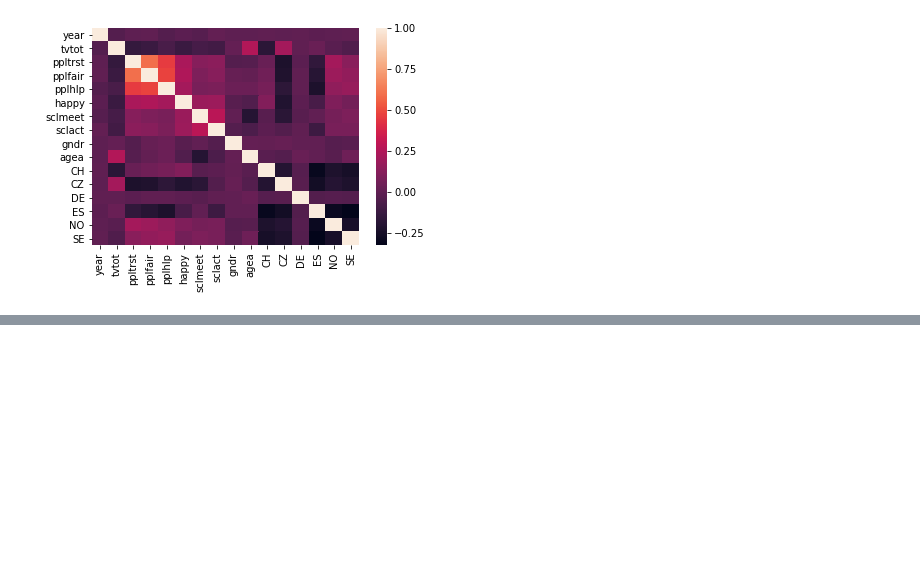
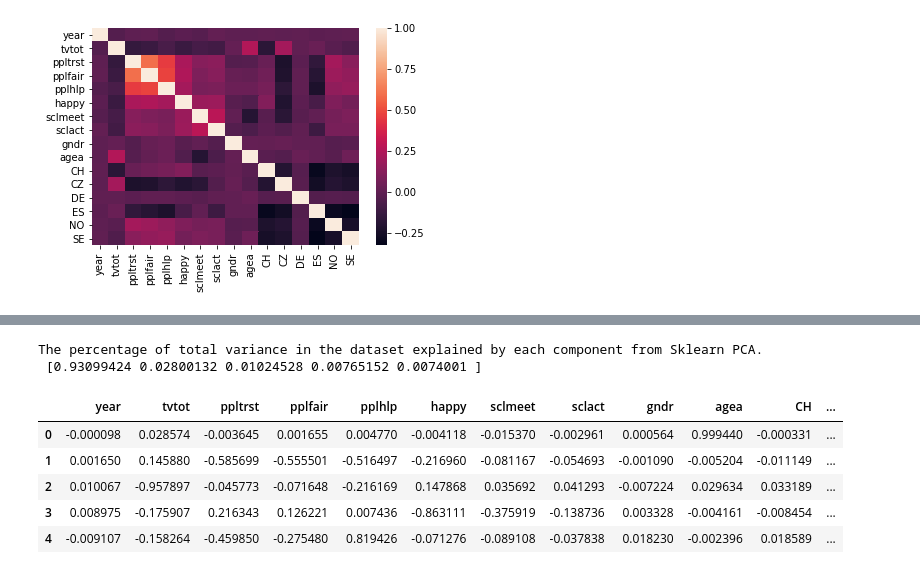
Before and after one commit to cobrobrown/thinkful_course, a Jupyter notebook: unit_3_deeper_into_supervised_learning/3.5.3_guided_example_and_challenge/3.5.3_guided_example_and_challenge.ipynb, the cells around one changed output, grey strips where cells are left out. Saved outputs shown, nothing was run; the diff lists cells and outputs as text; code cells hidden in the pictures; blank space fills up the shorter version.

```diff
--- a/unit_3_deeper_into_supervised_learning/3.5.3_guided_example_and_challenge/3.5.3_guided_example_and_challenge.ipynb
+++ b/unit_3_deeper_into_supervised_learning/3.5.3_guided_example_and_challenge/3.5.3_guided_example_and_challenge.ipynb
@@ -171,0 +204,20 @@ sns.heatmap(X_corr);
+# %%
+# PCA
+pca = PCA(n_components=5)
+X_pca = pca.fit_transform(X)
+
+print(
+    'The percentage of total variance in the dataset explained by each',
+    'component from Sklearn PCA.\n',
+    pca.explained_variance_ratio_
+)
+display(pd.DataFrame(pca.components_,columns=X.columns))
+# %% [output]
+The percentage of total variance in the dataset explained by each component from Sklearn PCA.
+ [0.93099424 0.02800132 0.01024528 0.00765152 0.0074001 ]
+|  | year | tvtot | ppltrst | pplfair | pplhlp | happy | sclmeet | sclact | gndr | agea | CH | ... |
+| 0 | -0.000098 | 0.028574 | -0.003645 | 0.001655 | 0.004770 | -0.004118 | -0.015370 | -0.002961 | 0.000564 | 0.999440 | -0.000331 | ... |
+| 1 | 0.001650 | 0.145880 | -0.585699 | -0.555501 | -0.516497 | -0.216960 | -0.081167 | -0.054693 | -0.001090 | -0.005204 | -0.011149 | ... |
+| 2 | 0.010067 | -0.957897 | -0.045773 | -0.071648 | -0.216169 | 0.147868 | 0.035692 | 0.041293 | -0.007224 | 0.029634 | 0.033189 | ... |
+| 3 | 0.008975 | -0.175907 | 0.216343 | 0.126221 | 0.007436 | -0.863111 | -0.375919 | -0.138736 | 0.003328 | -0.004161 | -0.008454 | ... |
+| 4 | -0.009107 | -0.158264 | -0.459850 | -0.275480 | 0.819426 | -0.071276 | -0.089108 | -0.037838 | 0.018230 | -0.002396 | 0.018589 | ... |
```
Also changed, not shown: parts of 6 cells of this notebook.
